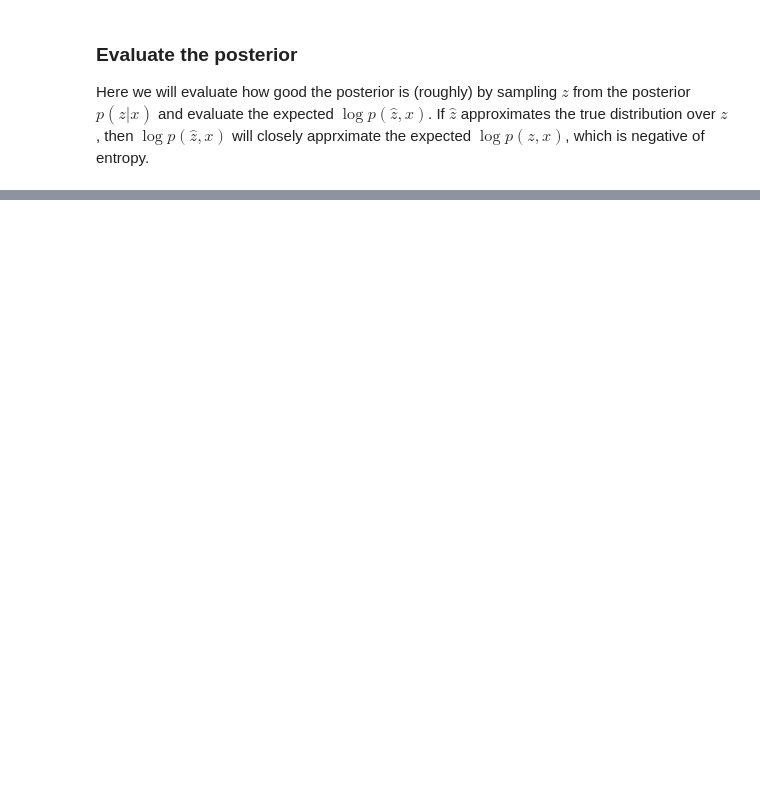
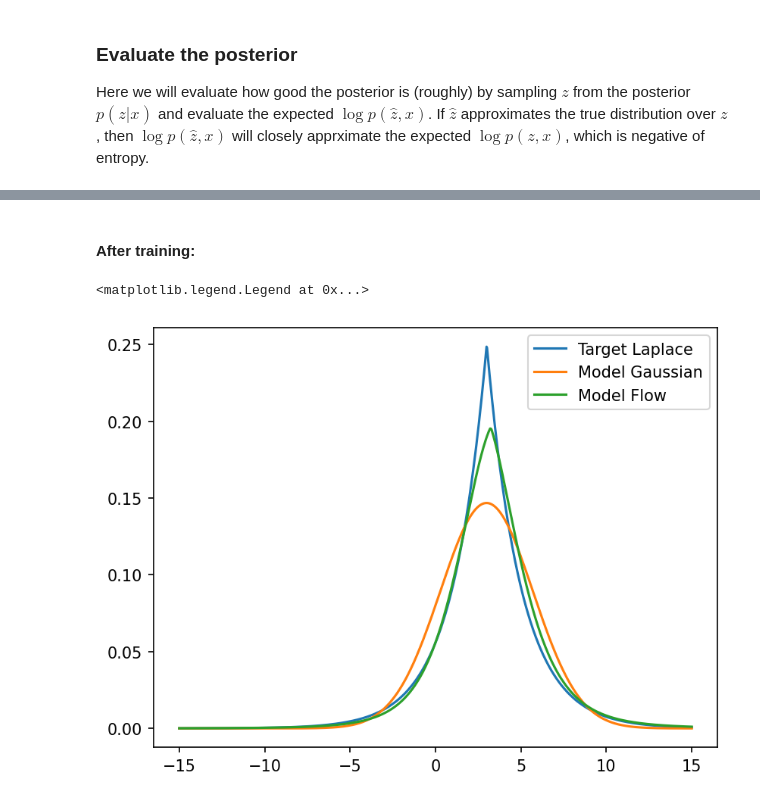
Before and after one commit to walkerlab/probcore, a Jupyter notebook: notebooks/gensn_demo.ipynb, the cells around one changed output, grey strips where cells are left out. Saved outputs shown, nothing was run; the diff lists cells and outputs as text; code cells hidden in the pictures; blank space fills up the shorter version.

```diff
--- a/notebooks/gensn_demo.ipynb
+++ b/notebooks/gensn_demo.ipynb
@@ -372,0 +693,17 @@ gt_joint.log_prob(z_hat, x_sample).mean()
+# %% [markdown]
+#### After training:
+# %%
+fig, ax = plt.subplots(1, 1, dpi=150)
+x = torch.linspace(-15, 15, 1000)[:, None]
+with torch.no_grad():
+    target_prob = torch.exp(target_distr.log_prob(x))
+    model_gaussian_prob = torch.exp(model_gaussian.log_prob(x))
+    model_flow_prob = torch.exp(model_flow.log_prob(x))
+
+ax.plot(x, target_prob, label='Target Laplace')
+ax.plot(x, model_gaussian_prob, label='Model Gaussian')
+ax.plot(x, model_flow_prob, label='Model Flow')
+ax.legend()
+# %% [output]
+<matplotlib.legend.Legend at 0x...>
+[figure, added]
```
Also changed, not shown: parts of 45 cells of this notebook, 1 other file.
